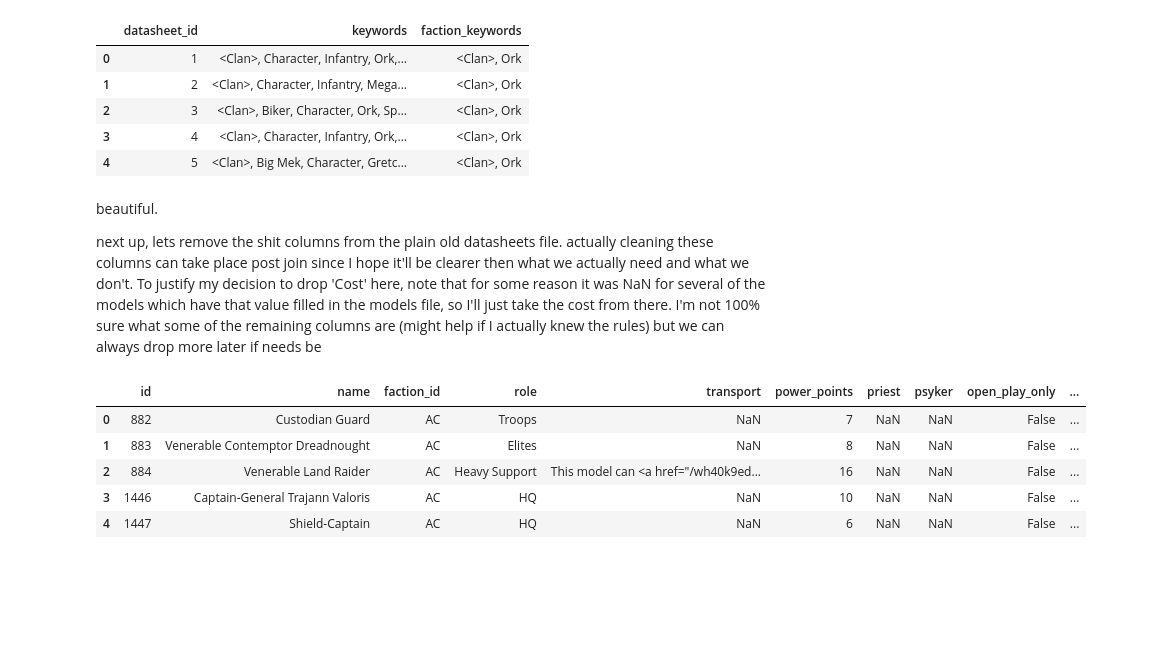
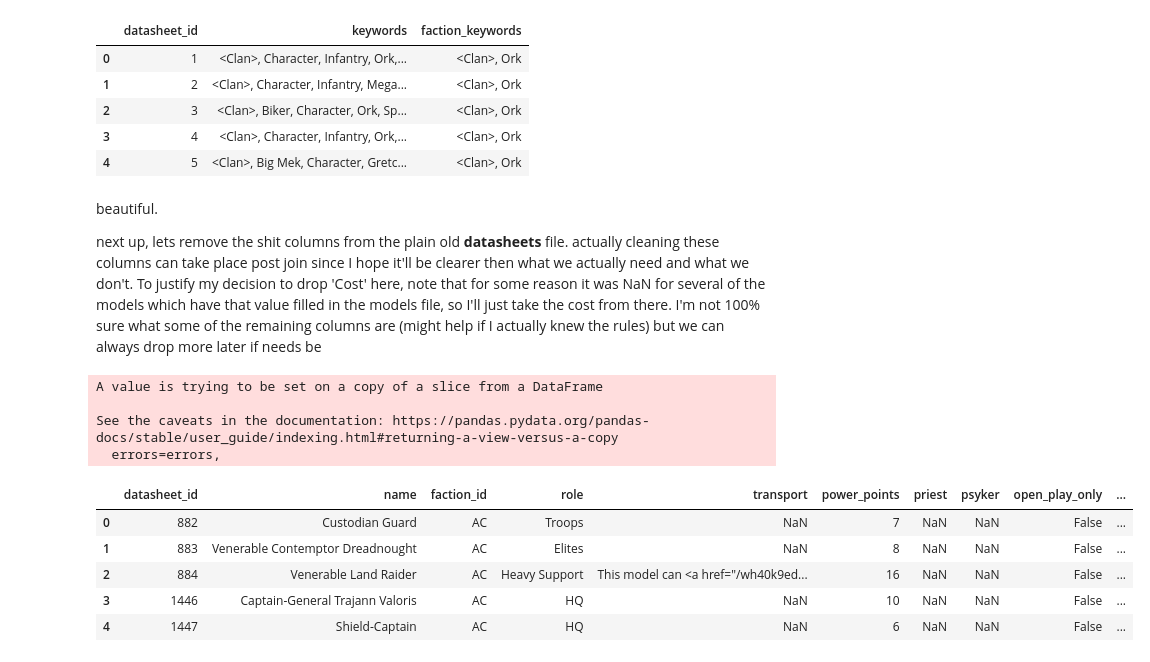
Before and after one commit to JohnStokes228/40k_points_regression, a Jupyter notebook: points_regression.ipynb, the cells around one changed output. Saved outputs shown, nothing was run; the diff lists cells and outputs as text; code cells hidden in the pictures; blank space fills up the shorter version.

```diff
--- a/points_regression.ipynb
+++ b/points_regression.ipynb
@@ -144,17 +146,22 @@ keywords.head()
 # %% [markdown]
 beautiful.
 
-next up, lets remove the shit columns from the plain old datasheets file. actually cleaning these columns can take place post join since I hope it'll be clearer then what we actually need and what we don't. To justify my decision to drop 'Cost' here, note that for some reason it was NaN for several of the models which have that value filled in the models file, so I'll just take the cost from there. I'm not 100% sure what some of the remaining columns are (might help if I actually knew the rules) but we can always drop more later if needs be
+next up, lets remove the shit columns from the plain old **datasheets** file. actually cleaning these columns can take place post join since I hope it'll be clearer then what we actually need and what we don't. To justify my decision to drop 'Cost' here, note that for some reason it was NaN for several of the models which have that value filled in the models file, so I'll just take the cost from there. I'm not 100% sure what some of the remaining columns are (might help if I actually knew the rules) but we can always drop more later if needs be
 # %%
 desired_columns = ['id', 'name', 'faction_id', 'role', 'transport', 'power_points',
                    'priest', 'psyker', 'open_play_only', 'virtual']
 datasheets = data['Datasheets']
 
 datasheets = datasheets[desired_columns]
+datasheets.rename(columns={'id': 'datasheet_id'}, inplace=True)
 
 datasheets.head()
 # %% [output]
+A value is trying to be set on a copy of a slice from a DataFrame
+
+See the caveats in the documentation: https://pandas.pydata.org/pandas-docs/stable/user_guide/indexing.html#returning-a-view-versus-a-copy
+  errors=errors,
-|  | id | name | faction_id | role | transport | power_points | priest | psyker | open_play_only | ... |
+|  | datasheet_id | name | faction_id | role | transport | power_points | priest | psyker | open_play_only | ... |
 | 0 | 882 | Custodian Guard | AC | Troops | NaN | 7 | NaN | NaN | False | ... |
 | 1 | 883 | Venerable Contemptor Dreadnought | AC | Elites | NaN | 8 | NaN | NaN | False | ... |
 | 2 | 884 | Venerable Land Raider | AC | Heavy Support | This model can <a href="/wh40k9ed... | 16 | NaN | NaN | False | ... |
```
Also changed, not shown: parts of 13 cells of this notebook.
